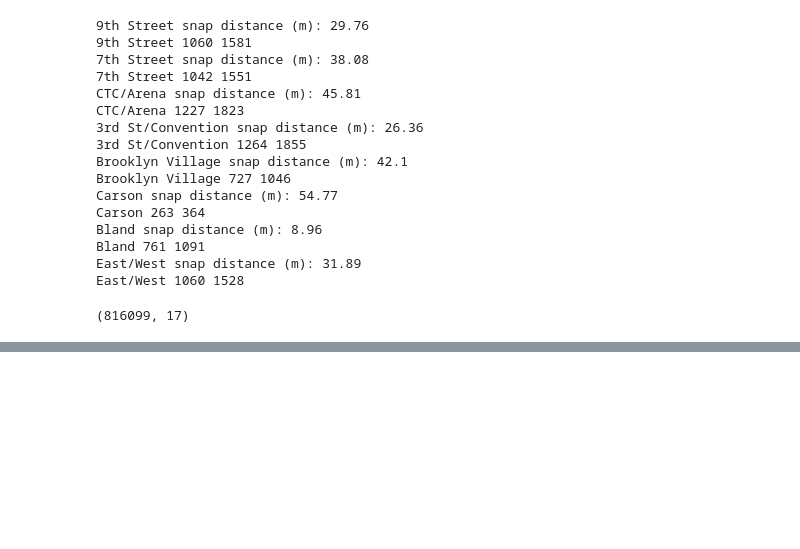
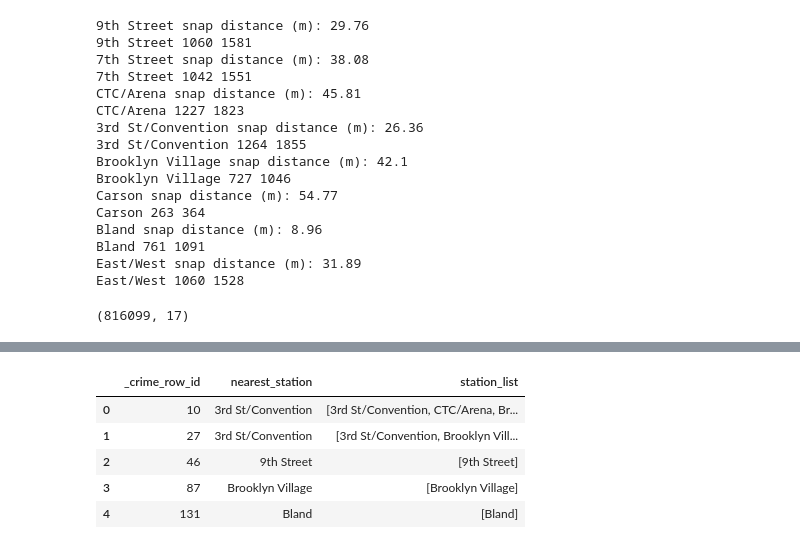
Before and after one commit to alundy98/Charlotte-Transit-Safety-Project, a Jupyter notebook: station_radius.ipynb, the cells around one changed output, grey strips where cells are left out. Drawn from its saved outputs; the diff is of its cells as text; code cells hidden in the pictures; blank space fills up the shorter version.

```diff
--- a/station_radius.ipynb
+++ b/station_radius.ipynb
@@ -96,23 +96,31 @@ stations_walkshed.to_file("data\station_walksheds.geojson", driver="GeoJSON")
 # %%
 # Part 2: Filtering CMPD Crime data to within walking radius of stations
 crime_df = pd.read_csv("data/cmpd_cleaned_with_clusters.csv")
-#crime_df = pd.read_csv(r"C:\Users\Jason\Downloads\CMPD_Incidents.csv")
+
 crime_gdf = gpd.GeoDataFrame(
     crime_df,
     geometry=gpd.points_from_xy(crime_df["LONGITUDE_PUBLIC"], crime_df["LATITUDE_PUBLIC"]),
     crs="EPSG:4326"
 )
+
 crime_gdf = crime_gdf.to_crs("EPSG:4326")
-stations_walkshed = stations_walkshed_4326
+stations_walkshed = stations_walkshed_4326.copy()
+stations_4326 = stations.to_crs("EPSG:4326").copy()
+
 print(crime_df.shape)
 # %% [output]
 (816099, 17)
 # %%
-crime_filtered = gpd.sjoin(
+crime_gdf = crime_gdf.copy()
+crime_gdf["_crime_row_id"] = range(len(crime_gdf))
+
+# keep only station name + geometry for the walkshed join
+walkshed_join = gpd.sjoin(
     crime_gdf,
-    stations_walkshed,
+    stations_walkshed[["name", "geometry"]],
     predicate="within",
     how="inner"
 )
-print(crime_filtered.shape)
+
+print(walkshed_join.shape)
 # %% [output]
@@ -155,0 +153,25 @@ crime_filtered.to_csv("data\\crime_within_station_walksheds.csv", index=False)
+# %%
+# sort so the first station per crime is the nearest one
+walkshed_join_m = walkshed_join_m.sort_values(["_crime_row_id", "station_dist_m"]).copy()
+
+def agg_station_info(group):
+    station_names = group["name"].tolist()
+    return pd.Series({
+        "nearest_station": station_names[0] if len(station_names) > 0 else None,
+        "station_list": station_names
+    })
+
+station_info = (
+    walkshed_join_m.groupby("_crime_row_id", as_index=False)
+    .apply(agg_station_info)
+    .reset_index(drop=True)
+)
+
+station_info.head()
+# %% [output]
+|  | _crime_row_id | nearest_station | station_list |
+| 0 | 10 | 3rd St/Convention | [3rd St/Convention, CTC/Arena, Br... |
+| 1 | 27 | 3rd St/Convention | [3rd St/Convention, Brooklyn Vill... |
+| 2 | 46 | 9th Street | [9th Street] |
+| 3 | 87 | Brooklyn Village | [Brooklyn Village] |
+| 4 | 131 | Bland | [Bland] |
```
Also changed, not shown: parts of 7 cells of this notebook, 19 other files.
